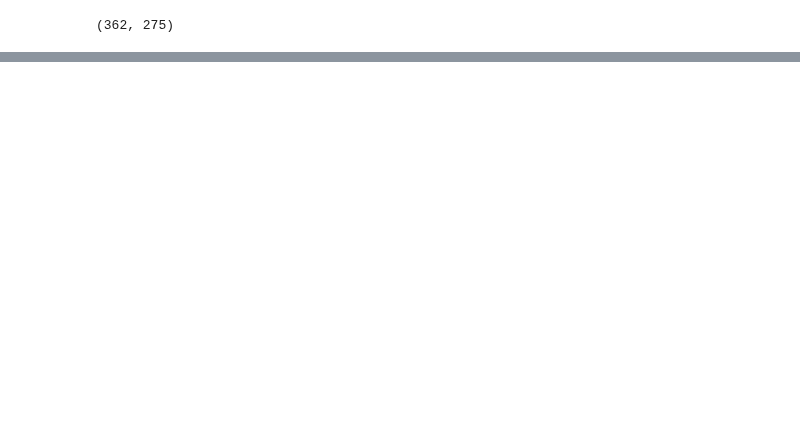
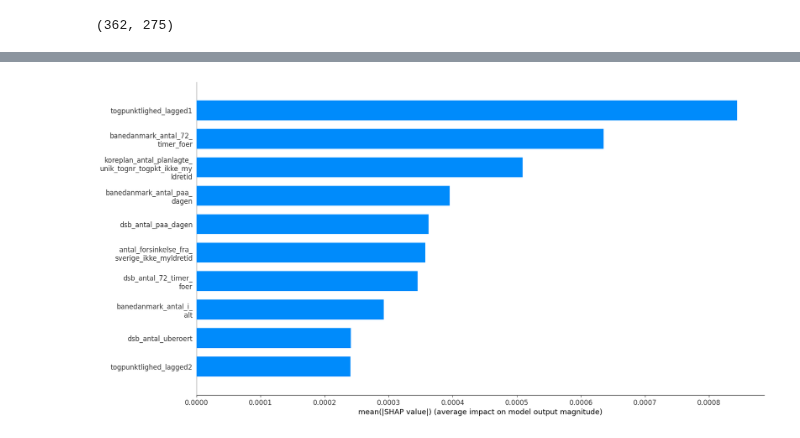
Before and after one commit to clarachristiansen/Bachelor_project, a Jupyter notebook: Visualize_CV_new_format.ipynb, the cells around one changed output, grey strips where cells are left out. Saved outputs shown, nothing was run; the diff lists cells and outputs as text; code cells hidden in the pictures; blank space fills up the shorter version.

```diff
--- a/Visualize_CV_new_format.ipynb
+++ b/Visualize_CV_new_format.ipynb
@@ -562,3 +570,7 @@ FI_Cleaned_lagged_ARIMA_XGBoost.mean_matrix_all.shape
+# %%
+FI_Cleaned_lagged_ARIMA_XGBoost.plot_shap_summary(new_mean_matrix=FI_Cleaned_lagged_ARIMA_XGBoost.mean_matrix_consistency[:,:,0], plot_type='bar')
+# %% [output]
+[figure, added]
 # %%
 FI_Cleaned_lagged_ARIMA_XGBoost.plot_shap_summary()
 # %% [output]
```
Also changed, not shown: parts of 20 cells of this notebook, 1 other file.
